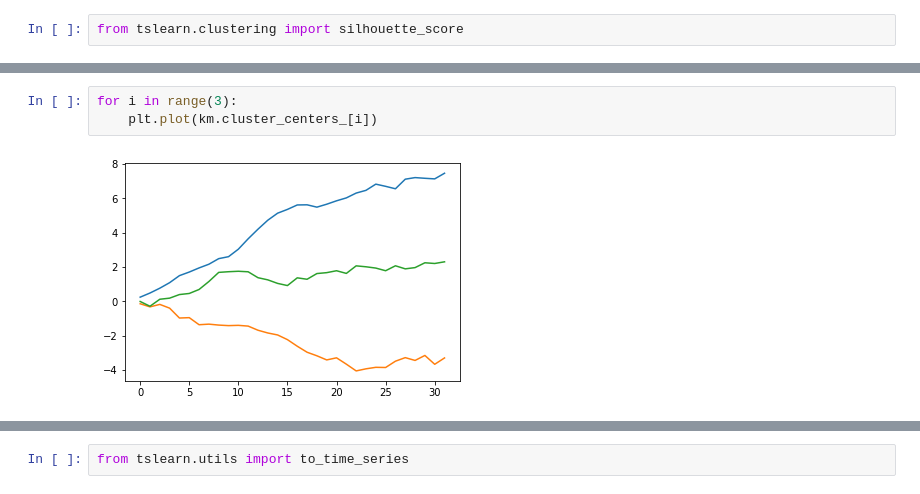
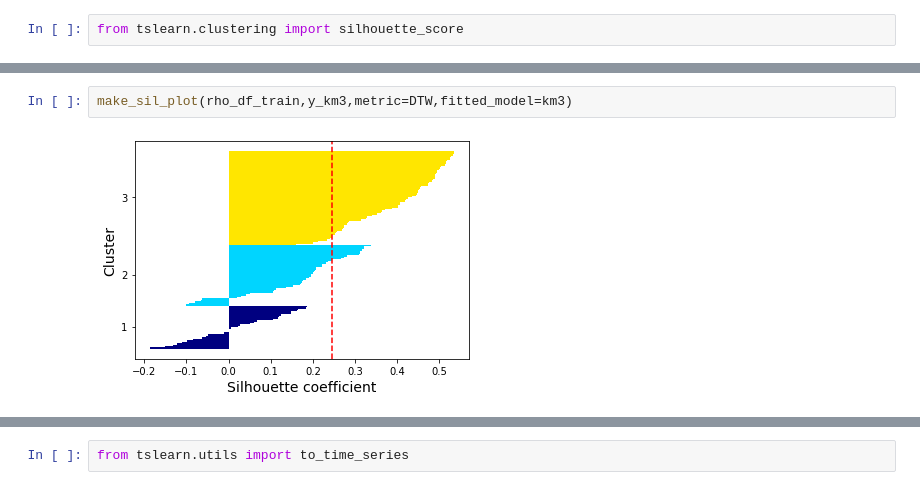
Before and after one commit to Iguanacolossus/Capstone3-TBA, a Jupyter notebook: notebooks/HAR.ipynb, the cells around one changed output, grey strips where cells are left out. Saved outputs shown, nothing was run; the diff lists cells and outputs as text.

```diff
--- a/notebooks/HAR.ipynb
+++ b/notebooks/HAR.ipynb
@@ -298,5 +360,4 @@ make_sil_plot(rho_df_train,y_km2,metric='dtw')
-# %%
-for i in range(3):
-    plt.plot(km.cluster_centers_[i])
-# %% [output]
-[figure, removed]
+# %%
+make_sil_plot(rho_df_train,y_km3,metric=DTW,fitted_model=km3)
+# %% [output]
+[figure, added]
```
Also changed, not shown: parts of 41 cells of this notebook, 6 other files.
